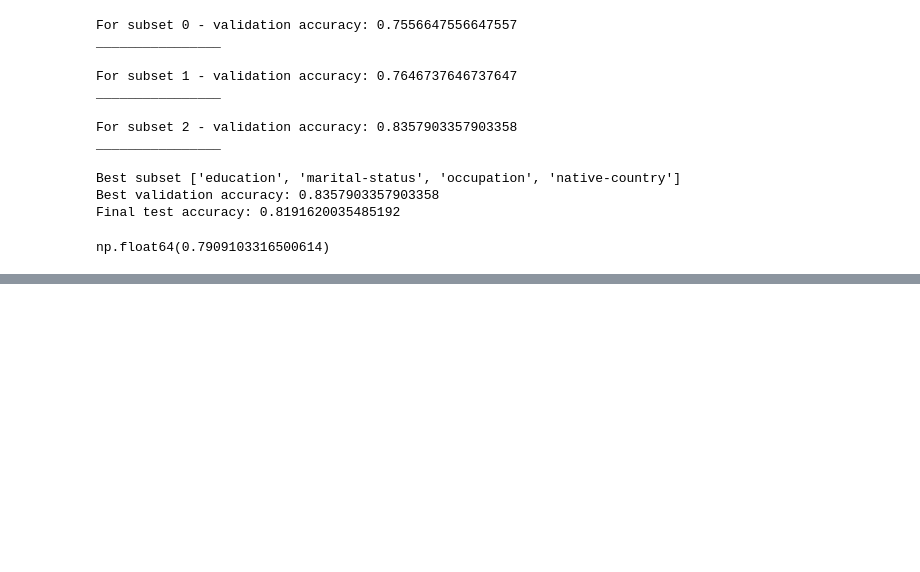
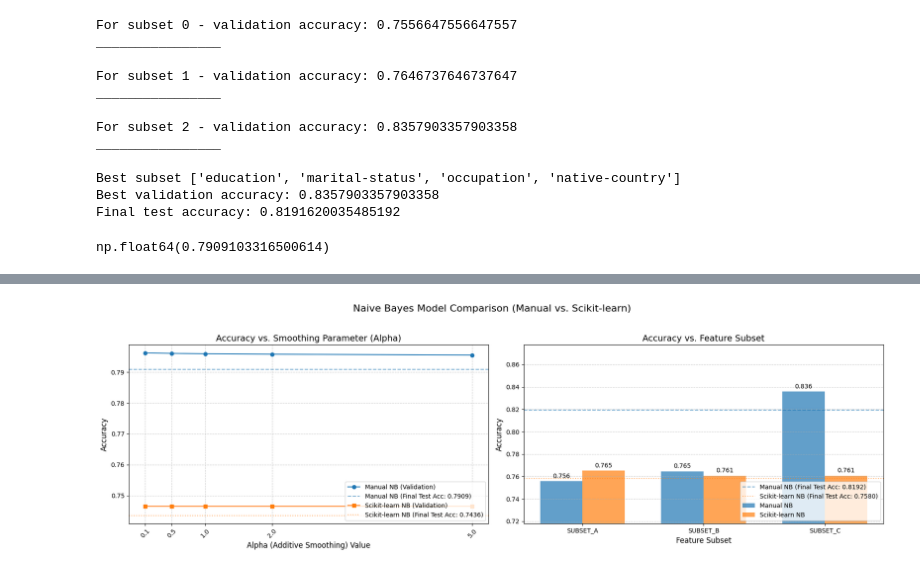
Before and after one commit to youssefmohamed0/ml_lab3, a Jupyter notebook: naive.ipynb, the cells around one changed output, grey strips where cells are left out. Saved outputs shown, nothing was run; the diff lists cells and outputs as text; code cells hidden in the pictures; blank space fills up the shorter version.

```diff
--- a/naive.ipynb
+++ b/naive.ipynb
@@ -452,0 +480,4 @@ model.plot_probability_distribution(y_test)
+# %%
+sk_model = MultinomialNB()
+sk_model.fit(x_train, y_train)
+print(f"Prediction accuracy: {sk_model.score(x_test, y_test)}")
@@ -452,0 +548,16 @@ model.plot_probability_distribution(y_test)
+# %%
+best_accuracy_subset = 0
+best_subset = []
+for index, subset in enumerate(subsets):
+  sk_model.fit(x_train[subset], y_train)
+  accuracy = sk_model.score(x_val[subset], y_val)
+  sk_subests_acruacies.append(accuracy)
+  if accuracy > best_accuracy_subset:
+    best_accuracy_subset = accuracy
+    best_subset = subset
+  print(f"For subset {index} - validation accuracy: {accuracy}")
+  print("________________\n")
+sk_model.fit(x_train[best_subset], y_train)
+print(f"Best subset {best_subset} \nBest validation accuracy: {best_accuracy_subset}")
+sk_subests_final_accuracy = sk_model.score(x_test[best_subset],y_test)
+print(f"Final test accuracy: {sk_subests_final_accuracy}")
@@ -452,0 +577,49 @@ model.plot_probability_distribution(y_test)
+# %%
+subset_labels = ['SUBSET_A', 'SUBSET_B', 'SUBSET_C']
+x_subset = np.arange(len(subset_labels))
+width = 0.35
+
+fig, (ax1, ax2) = plt.subplots(1, 2, figsize=(18, 6))
+fig.suptitle('Naive Bayes Model Comparison (Manual vs. Scikit-learn)', fontsize=16)
+
+# alpha Tuning Comparison
+ax1.plot(alphas, manual_alpha_accuracies, marker='o', linestyle='-', color='tab:blue', label='Manual NB (Validation)')
+ax1.axhline(manual_alpha_final_accuracy, color='tab:blue', linestyle='--', alpha=0.6, label=f'Manual NB (Final Test Acc: {manual_alpha_final_accuracy:.4f})')
+
+ax1.plot(alphas, sk_alpha_accuracies, marker='s', linestyle='-', color='tab:orange', label='Scikit-learn NB (Validation)')
+ax1.axhline(sk_alpha_final_accuracy, color='tab:orange', linestyle=':', alpha=0.6, label=f'Scikit-learn NB (Final Test Acc: {sk_alpha_final_accuracy:.4f})')
+
+ax1.set_title('Accuracy vs. Smoothing Parameter (Alpha)', fontsize=14)
+ax1.set_xlabel('Alpha (Additive Smoothing) Value', fontsize=12)
+ax1.set_ylabel('Accuracy', fontsize=12)
+ax1.set_xticks(alphas)
+ax1.grid(True, linestyle='--', alpha=0.6)
+ax1.legend(loc='lower right')
+ax1.tick_params(axis='x', rotation=45)
+
+
+# feature Subset Comparison
+rects1 = ax2.bar(x_subset - width/2, manual_subests_acruacies, width, label='Manual NB', color='tab:blue', alpha=0.7)
+ax2.bar_label(rects1, padding=3, fmt='%.3f')
+
+rects2 = ax2.bar(x_subset + width/2, sk_subests_acruacies, width, label='Scikit-learn NB', color='tab:orange', alpha=0.7)
+ax2.bar_label(rects2, padding=3, fmt='%.3f')
+
+ax2.axhline(manual_subests_final_accuracy, color='tab:blue', linestyle='--', alpha=0.6, label=f'Manual NB (Final Test Acc: {manual_subests_final_accuracy:.4f})')
+ax2.axhline(sk_subests_final_accuracy, color='tab:orange', linestyle=':', alpha=0.6, label=f'Scikit-learn NB (Final Test Acc: {sk_subests_final_accuracy:.4f})')
+
+
+ax2.set_title('Accuracy vs. Feature Subset', fontsize=14)
+ax2.set_xlabel('Feature Subset', fontsize=12)
+ax2.set_ylabel('Accuracy', fontsize=12)
+ax2.set_xticks(x_subset, subset_labels)
+ax2.set_ylim(min(min(manual_subests_acruacies), min(sk_subests_acruacies)) * 0.95,
+             max(max(manual_subests_acruacies), max(sk_subests_acruacies)) * 1.05)
+ax2.grid(axis='y', linestyle='--', alpha=0.6)
+ax2.legend(loc='lower right')
+
+
+plt.tight_layout(rect=[0, 0.03, 1, 0.95])
+plt.show()
+# %% [output]
+[figure, added]
```
Also changed, not shown: parts of 16 cells of this notebook.
